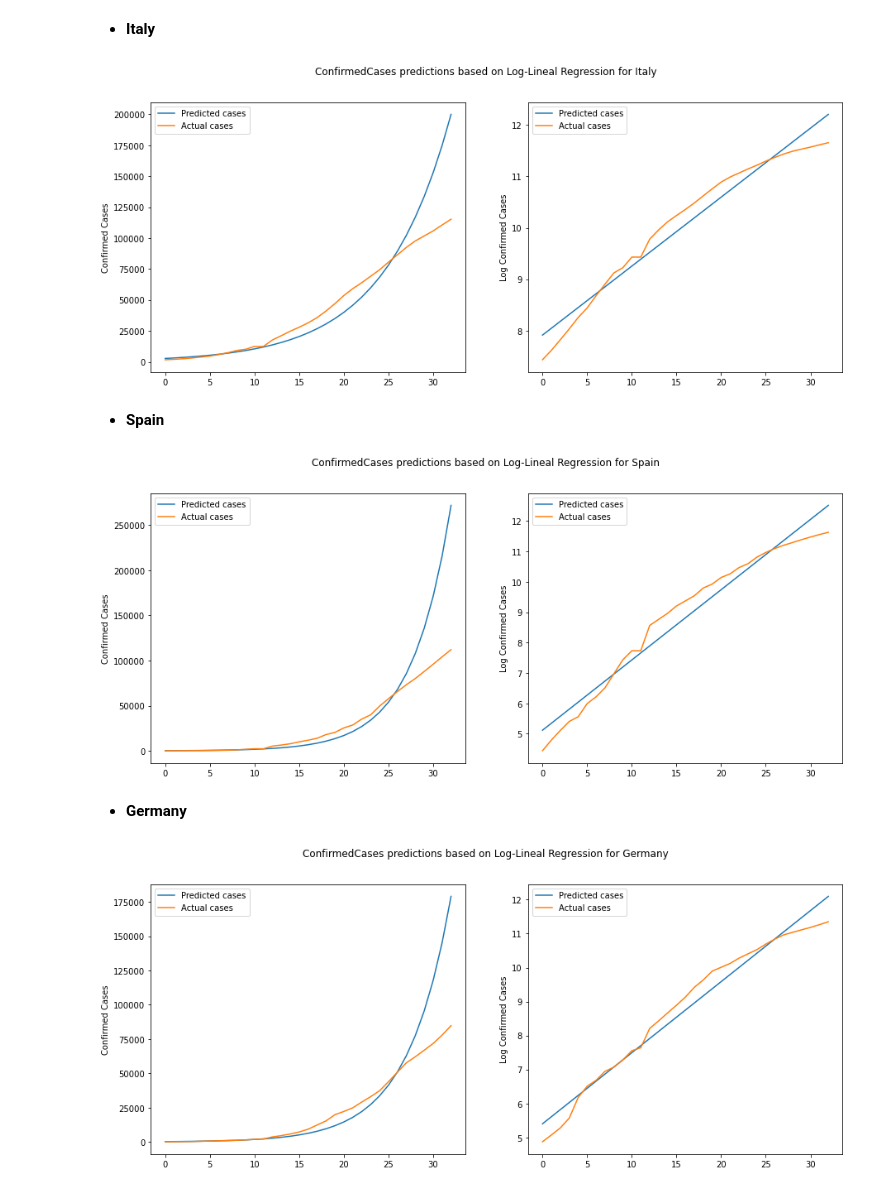
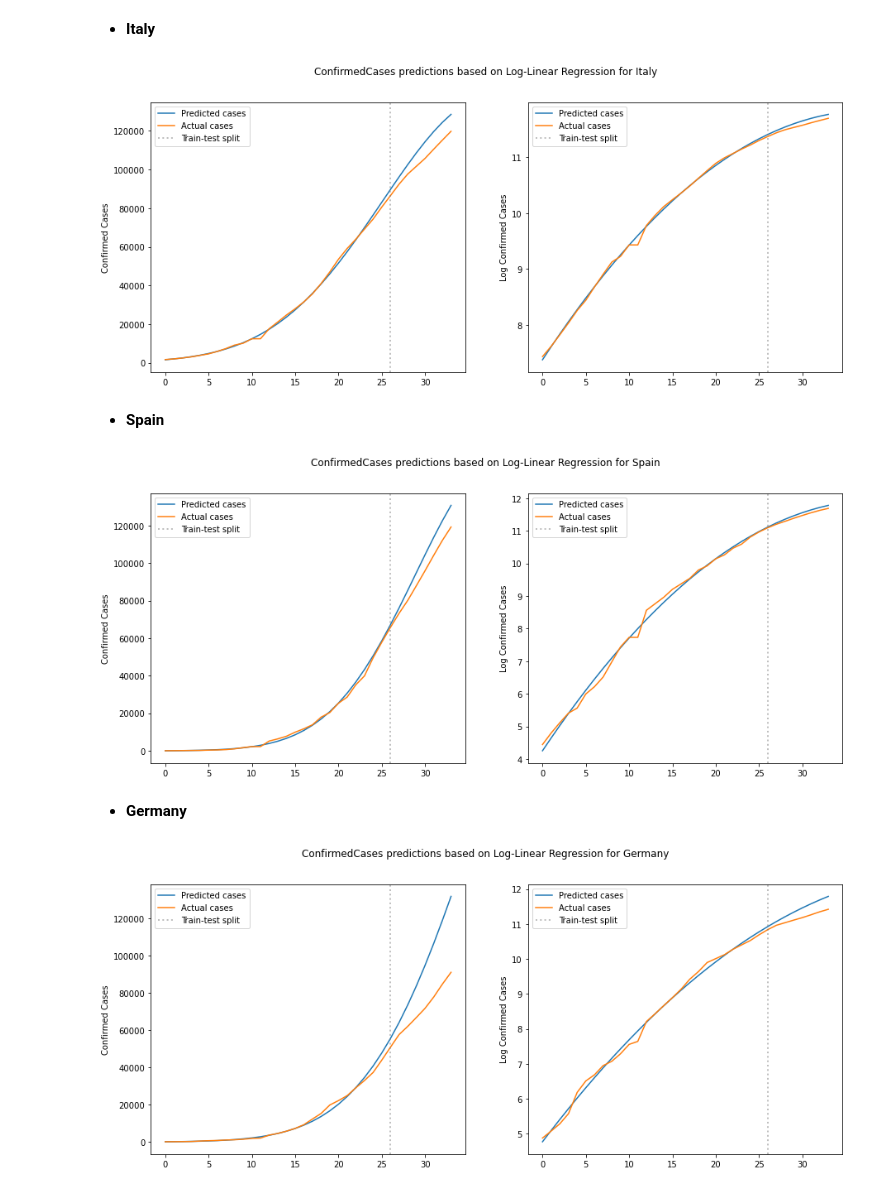
Before and after one commit to rdcolema/covid19-tracking, a Jupyter notebook: covid_modeling.ipynb, the cells around one changed output. Saved outputs shown, nothing was run; the diff lists cells and outputs as text; code cells hidden in the pictures.

```diff
--- a/covid_modeling.ipynb
+++ b/covid_modeling.ipynb
@@ -424,8 +420,7 @@ Text(0, 0.5, 'Log ConfirmedCases')
 # %%
 # Filter selected features
 data = all_data.copy()
-features = ['Country_Region', 'Province_State', 'ConfirmedCases', 'Fatalities', 'Day_num',
-            'Density', 'Urban Pop', 'Population (2020)']
+features = ['Country_Region', 'Province_State', 'ConfirmedCases', 'Fatalities', 'Day_num']
 data = data[features]
 
 # Apply log transformation to all ConfirmedCases and Fatalities columns, except for trends
@@ -437,23 +432,27 @@ data.replace([np.inf, -np.inf], 0, inplace=True)
 
 
 # Split data into train/test
-def split_data(data):
+def split_data(data, shift):
+
+    # Test set
+    x_test = data.drop(['ConfirmedCases', 'Fatalities'], axis=1)
+
+    # Train on only date through shift
+    data = data[data.Day_num<data.Day_num.min()+shift]
 
     # Train set
     x_train = data.drop(['ConfirmedCases', 'Fatalities'], axis=1)
     y_train_1 = data['ConfirmedCases']
     y_train_2 = data['Fatalities']
 
-    # Test set
-    x_test = data.drop(['ConfirmedCases', 'Fatalities'], axis=1)
-
     return x_train, y_train_1, y_train_2, x_test
 
 
 # Linear regression model
-def lin_reg(X_train, Y_train, X_test):
+def lin_reg(X_train, Y_train, X_test, degree=2):
     # Create linear regression object
-    regr = linear_model.LinearRegression()
+    # regr = linear_model.LinearRegression()
+    regr = make_pipeline(PolynomialFeatures(degree), linear_model.Ridge())
 
     # Train the model using the training sets
     regr.fit(X_train, Y_train)
@@ -472,7 +471,7 @@ def get_predictions(df, target1, target2):
 
     return result
 # %%
-dates_list = pd.date_range('2020-03-01', '2020-04-02').strftime('%Y-%m-%d').tolist()
+dates_list = pd.date_range('2020-03-01', '2020-04-03').strftime('%Y-%m-%d').tolist()
 # %%
 all_data[all_data.Date=="2020-03-01"][["Date", "Day_num"]]
 # %% [output]
@@ -498,7 +497,7 @@ def plot_linreg_basic_country(data, country_name, dates_list, day_start, shift):
 
     data_country = data[data['Country_Region']==country_dict[country_name]]
     data_country = data_country.loc[data_country['Day_num']>=day_start]
-    X_train, Y_train_1, Y_train_2, X_test = split_data(data_country)
+    X_train, Y_train_1, Y_train_2, X_test = split_data(data_country, shift)
     model, pred = lin_reg(X_train, Y_train_1, X_test)
 
     # Create a df with both real cases and predictions
@@ -518,35 +517,37 @@ def plot_linreg_basic_country(data, country_name, dates_list, day_start, shift):
 
     ax1.plot(dates_list_num, np.expm1(predicted_data))
     ax1.plot(dates_list_num, real_data)
-    ax1.legend(['Predicted cases', 'Actual cases'], loc='upper left')
+    ax1.axvline(shift, linewidth=2, ls = ':', color='grey', alpha=0.5)
+    ax1.legend(['Predicted cases', 'Actual cases', 'Train-test split'], loc='upper left')
     ax1.set_ylabel("Confirmed Cases")
 
     ax2.plot(dates_list_num, predicted_data)
     ax2.plot(dates_list_num, np.log1p(real_data))
-    ax2.legend(['Predicted cases', 'Actual cases'], loc='upper left')
+    ax2.axvline(shift, linewidth=2, ls = ':', color='grey', alpha=0.5)
+    ax2.legend(['Predicted cases', 'Actual cases', 'Train-test split'], loc='upper left')
     ax2.set_ylabel("Log Confirmed Cases")
 
-    plt.suptitle(("ConfirmedCases predictions based on Log-Lineal Regression for "+country_name))
+    plt.suptitle(("ConfirmedCases predictions based on Log-Linear Regression for "+country_name))
 # %% [markdown]
 * **Italy**
 # %%
 country_name = "Italy"
-plot_linreg_basic_country(data, country_name, dates_list, 39, 0)
+plot_linreg_basic_country(data, country_name, dates_list, 39, 26)
 # %% [output]
-[figure, old version]
+[figure, new version]
 # %% [markdown]
 * **Spain**
 # %%
 country_name = "Spain"
-plot_linreg_basic_country(data, country_name, dates_list, 39, 0)
+plot_linreg_basic_country(data, country_name, dates_list, 39, 26)
 # %% [output]
-[figure, old version]
+[figure, new version]
 # %% [markdown]
 * **Germany**
 # %%
 country_name = "Germany"
-plot_linreg_basic_country(data, country_name, dates_list, 39, 0)
+plot_linreg_basic_country(data, country_name, dates_list, 39, 26)
 # %% [output]
-[figure, old version]
+[figure, new version]
 # %%
 # Todo: for data with provinces, aggregate first
```
Also changed, not shown: parts of 9 cells of this notebook, 2 other files.
